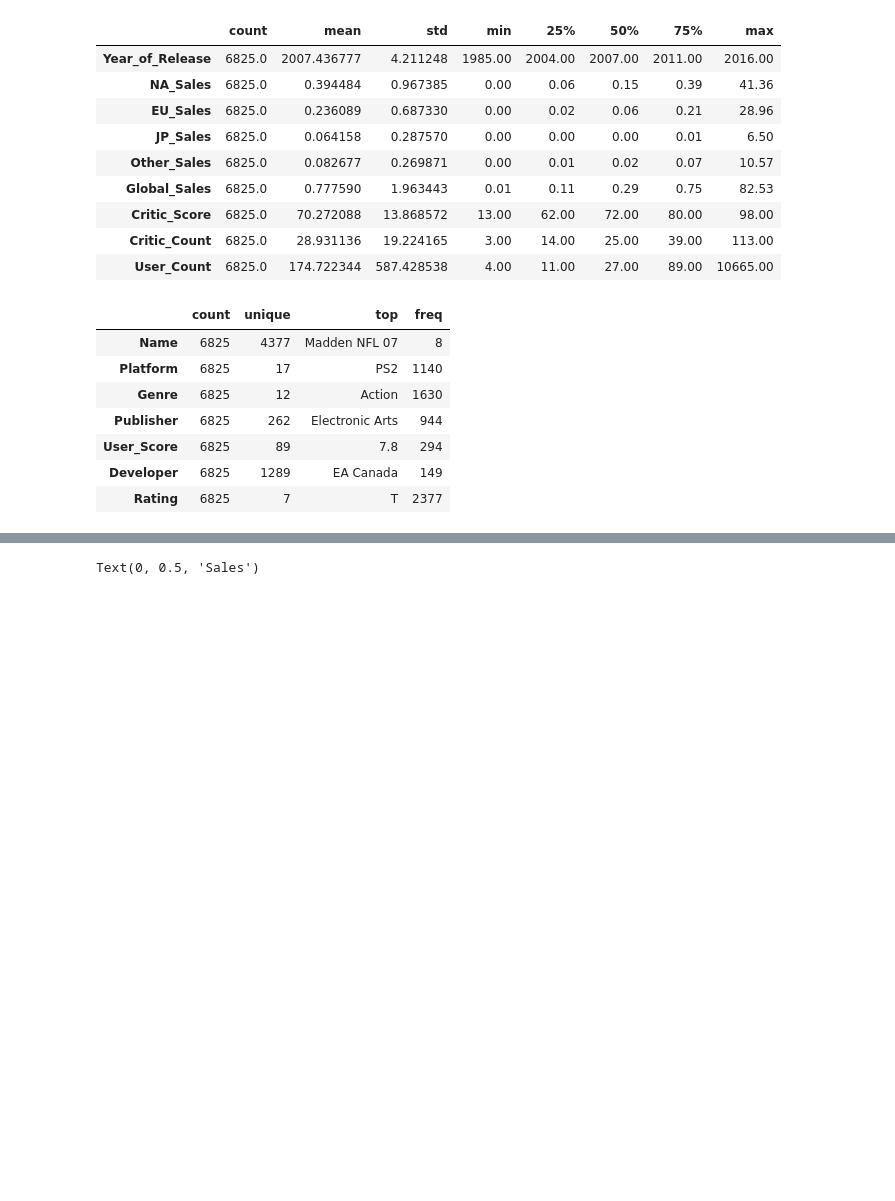
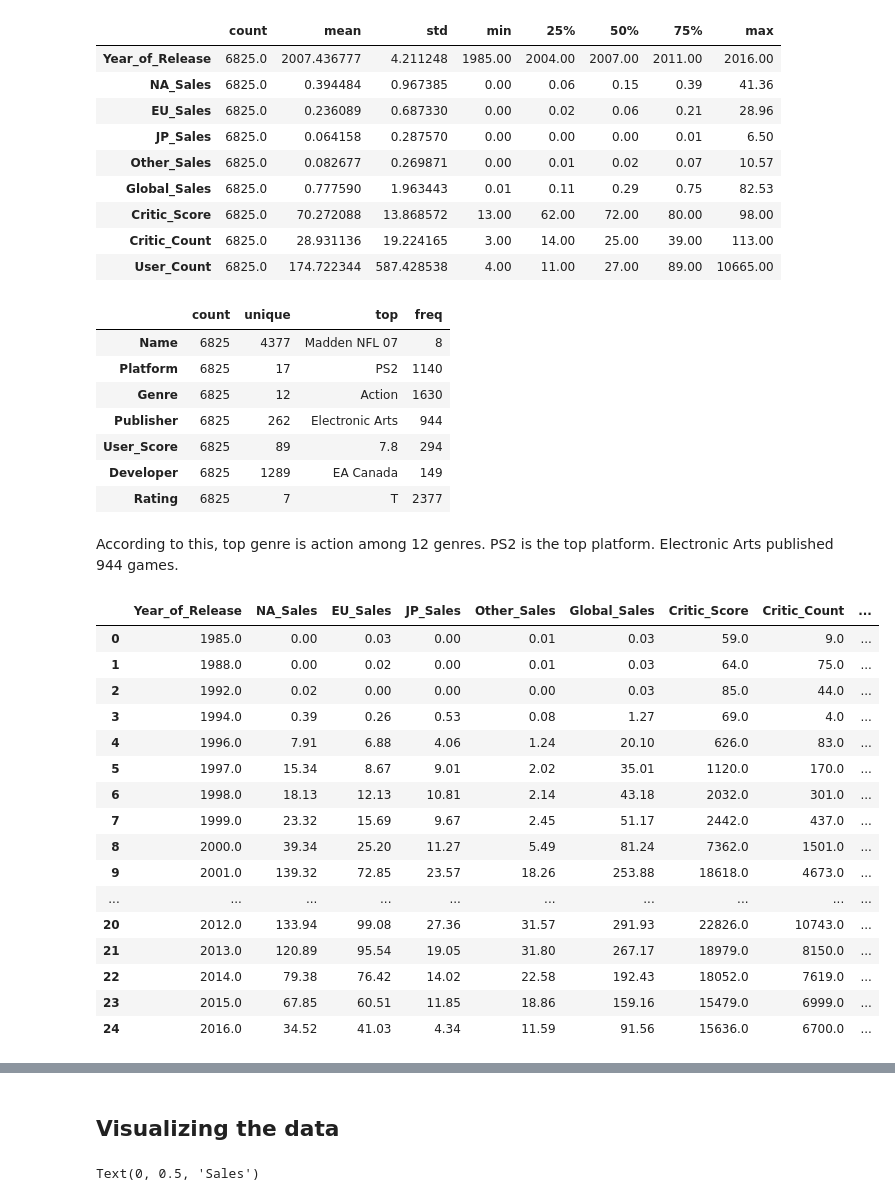
Before and after one commit to data301-2020-winter1/course-project-group_6010, a Jupyter notebook: analysis/ayaka/milestone2.ipynb, the cells around one changed output, grey strips where cells are left out. Drawn from its saved outputs; the diff is of its cells as text; code cells hidden in the pictures; blank space fills up the shorter version.

```diff
--- a/analysis/ayaka/milestone2.ipynb
+++ b/analysis/ayaka/milestone2.ipynb
@@ -67,6 +54,29 @@ dfp.describe(include=[np.object]).T
 | User_Score | 6825 | 89 | 7.8 | 294 |
 | Developer | 6825 | 1289 | EA Canada | 149 |
 | Rating | 6825 | 7 | T | 2377 |
+# %% [markdown]
+According to this, top genre is action among 12 genres. PS2 is the top platform. Electronic Arts published 944 games.
+# %%
+df1 = dfp.groupby('Year_of_Release',as_index=False).sum()
+df1
+# %% [output]
+|  | Year_of_Release | NA_Sales | EU_Sales | JP_Sales | Other_Sales | Global_Sales | Critic_Score | Critic_Count | ... |
+| 0 | 1985.0 | 0.00 | 0.03 | 0.00 | 0.01 | 0.03 | 59.0 | 9.0 | ... |
+| 1 | 1988.0 | 0.00 | 0.02 | 0.00 | 0.01 | 0.03 | 64.0 | 75.0 | ... |
+| 2 | 1992.0 | 0.02 | 0.00 | 0.00 | 0.00 | 0.03 | 85.0 | 44.0 | ... |
+| 3 | 1994.0 | 0.39 | 0.26 | 0.53 | 0.08 | 1.27 | 69.0 | 4.0 | ... |
+| 4 | 1996.0 | 7.91 | 6.88 | 4.06 | 1.24 | 20.10 | 626.0 | 83.0 | ... |
+| 5 | 1997.0 | 15.34 | 8.67 | 9.01 | 2.02 | 35.01 | 1120.0 | 170.0 | ... |
+| 6 | 1998.0 | 18.13 | 12.13 | 10.81 | 2.14 | 43.18 | 2032.0 | 301.0 | ... |
+| 7 | 1999.0 | 23.32 | 15.69 | 9.67 | 2.45 | 51.17 | 2442.0 | 437.0 | ... |
+| 8 | 2000.0 | 39.34 | 25.20 | 11.27 | 5.49 | 81.24 | 7362.0 | 1501.0 | ... |
+| 9 | 2001.0 | 139.32 | 72.85 | 23.57 | 18.26 | 253.88 | 18618.0 | 4673.0 | ... |
+| ... | ... | ... | ... | ... | ... | ... | ... | ... | ... |
+| 20 | 2012.0 | 133.94 | 99.08 | 27.36 | 31.57 | 291.93 | 22826.0 | 10743.0 | ... |
+| 21 | 2013.0 | 120.89 | 95.54 | 19.05 | 31.80 | 267.17 | 18979.0 | 8150.0 | ... |
+| 22 | 2014.0 | 79.38 | 76.42 | 14.02 | 22.58 | 192.43 | 18052.0 | 7619.0 | ... |
+| 23 | 2015.0 | 67.85 | 60.51 | 11.85 | 18.86 | 159.16 | 15479.0 | 6999.0 | ... |
+| 24 | 2016.0 | 34.52 | 41.03 | 4.34 | 11.59 | 91.56 | 15636.0 | 6700.0 | ... |
 # %%
 dfp.groupby(by=["Genre"]).sum()
 # %% [output]
@@ -91,6 +99,8 @@ df2 = (dfp.groupby(by=["Genre"])
        .sum()
        .drop(['Year_of_Release','Critic_Score' ,'Critic_Count', 'User_Count'],axis=1)
       )
+# %% [markdown]
+## Visualizing the data
 # %%
 import matplotlib.pyplot as plt
 import seaborn as sns
```
Also changed, not shown: parts of 12 cells of this notebook.
